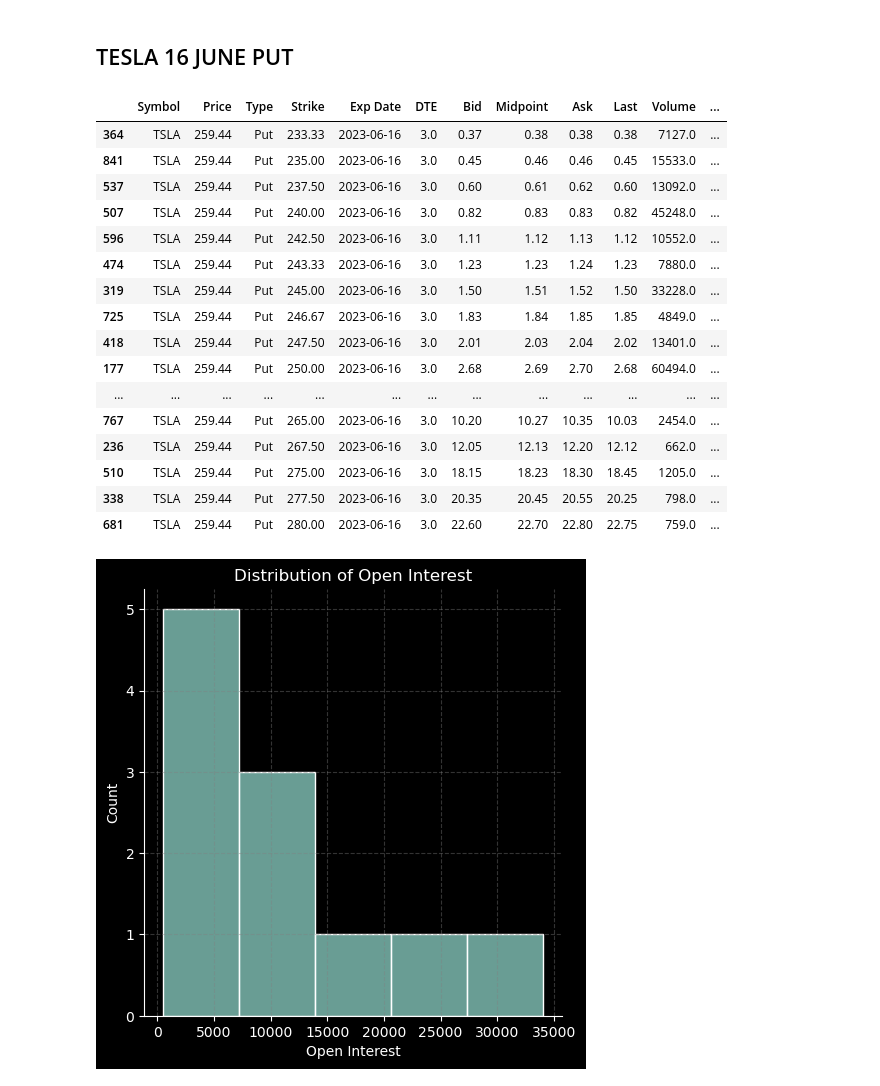
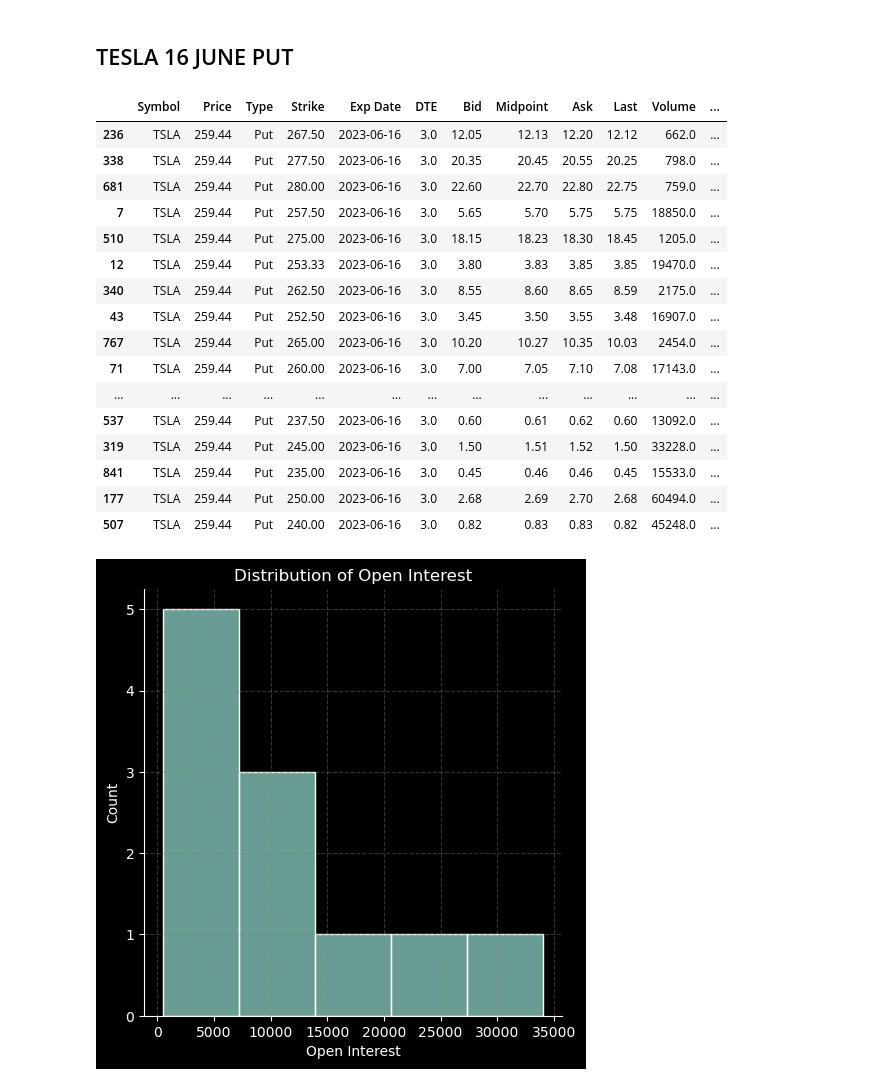
Before and after one commit to AnalyticalHarry/OptionChainAndDerivatives, a Jupyter notebook: Tesla_Long_put_and_Long_Call_Long_straddle.ipynb, the cells around one changed output. Cells and saved outputs as stored; diff of their text form; code cells hidden in the pictures.

```diff
--- a/Tesla_Long_put_and_Long_Call_Long_straddle.ipynb
+++ b/Tesla_Long_put_and_Long_Call_Long_straddle.ipynb
@@ -144,25 +144,25 @@ tesla_june_16_call = tesla_june_16[tesla_june_16['Type']=='Call']
 # %% [markdown]
 ## TESLA 16 JUNE PUT
 # %%
-tesla_june_16_put.sort_values(by='Strike')
+tesla_june_16_put.sort_values(by='Open Int')
 # %% [output]
 |  | Symbol | Price | Type | Strike | Exp Date | DTE | Bid | Midpoint | Ask | Last | Volume | ... |
-| 364 | TSLA | 259.44 | Put | 233.33 | 2023-06-16 | 3.0 | 0.37 | 0.38 | 0.38 | 0.38 | 7127.0 | ... |
-| 841 | TSLA | 259.44 | Put | 235.00 | 2023-06-16 | 3.0 | 0.45 | 0.46 | 0.46 | 0.45 | 15533.0 | ... |
-| 537 | TSLA | 259.44 | Put | 237.50 | 2023-06-16 | 3.0 | 0.60 | 0.61 | 0.62 | 0.60 | 13092.0 | ... |
-| 507 | TSLA | 259.44 | Put | 240.00 | 2023-06-16 | 3.0 | 0.82 | 0.83 | 0.83 | 0.82 | 45248.0 | ... |
-| 596 | TSLA | 259.44 | Put | 242.50 | 2023-06-16 | 3.0 | 1.11 | 1.12 | 1.13 | 1.12 | 10552.0 | ... |
-| 474 | TSLA | 259.44 | Put | 243.33 | 2023-06-16 | 3.0 | 1.23 | 1.23 | 1.24 | 1.23 | 7880.0 | ... |
-| 319 | TSLA | 259.44 | Put | 245.00 | 2023-06-16 | 3.0 | 1.50 | 1.51 | 1.52 | 1.50 | 33228.0 | ... |
-| 725 | TSLA | 259.44 | Put | 246.67 | 2023-06-16 | 3.0 | 1.83 | 1.84 | 1.85 | 1.85 | 4849.0 | ... |
-| 418 | TSLA | 259.44 | Put | 247.50 | 2023-06-16 | 3.0 | 2.01 | 2.03 | 2.04 | 2.02 | 13401.0 | ... |
-| 177 | TSLA | 259.44 | Put | 250.00 | 2023-06-16 | 3.0 | 2.68 | 2.69 | 2.70 | 2.68 | 60494.0 | ... |
-| ... | ... | ... | ... | ... | ... | ... | ... | ... | ... | ... | ... | ... |
-| 767 | TSLA | 259.44 | Put | 265.00 | 2023-06-16 | 3.0 | 10.20 | 10.27 | 10.35 | 10.03 | 2454.0 | ... |
 | 236 | TSLA | 259.44 | Put | 267.50 | 2023-06-16 | 3.0 | 12.05 | 12.13 | 12.20 | 12.12 | 662.0 | ... |
-| 510 | TSLA | 259.44 | Put | 275.00 | 2023-06-16 | 3.0 | 18.15 | 18.23 | 18.30 | 18.45 | 1205.0 | ... |
 | 338 | TSLA | 259.44 | Put | 277.50 | 2023-06-16 | 3.0 | 20.35 | 20.45 | 20.55 | 20.25 | 798.0 | ... |
 | 681 | TSLA | 259.44 | Put | 280.00 | 2023-06-16 | 3.0 | 22.60 | 22.70 | 22.80 | 22.75 | 759.0 | ... |
+| 7 | TSLA | 259.44 | Put | 257.50 | 2023-06-16 | 3.0 | 5.65 | 5.70 | 5.75 | 5.75 | 18850.0 | ... |
+| 510 | TSLA | 259.44 | Put | 275.00 | 2023-06-16 | 3.0 | 18.15 | 18.23 | 18.30 | 18.45 | 1205.0 | ... |
+| 12 | TSLA | 259.44 | Put | 253.33 | 2023-06-16 | 3.0 | 3.80 | 3.83 | 3.85 | 3.85 | 19470.0 | ... |
+| 340 | TSLA | 259.44 | Put | 262.50 | 2023-06-16 | 3.0 | 8.55 | 8.60 | 8.65 | 8.59 | 2175.0 | ... |
+| 43 | TSLA | 259.44 | Put | 252.50 | 2023-06-16 | 3.0 | 3.45 | 3.50 | 3.55 | 3.48 | 16907.0 | ... |
+| 767 | TSLA | 259.44 | Put | 265.00 | 2023-06-16 | 3.0 | 10.20 | 10.27 | 10.35 | 10.03 | 2454.0 | ... |
+| 71 | TSLA | 259.44 | Put | 260.00 | 2023-06-16 | 3.0 | 7.00 | 7.05 | 7.10 | 7.08 | 17143.0 | ... |
+| ... | ... | ... | ... | ... | ... | ... | ... | ... | ... | ... | ... | ... |
+| 537 | TSLA | 259.44 | Put | 237.50 | 2023-06-16 | 3.0 | 0.60 | 0.61 | 0.62 | 0.60 | 13092.0 | ... |
+| 319 | TSLA | 259.44 | Put | 245.00 | 2023-06-16 | 3.0 | 1.50 | 1.51 | 1.52 | 1.50 | 33228.0 | ... |
+| 841 | TSLA | 259.44 | Put | 235.00 | 2023-06-16 | 3.0 | 0.45 | 0.46 | 0.46 | 0.45 | 15533.0 | ... |
+| 177 | TSLA | 259.44 | Put | 250.00 | 2023-06-16 | 3.0 | 2.68 | 2.69 | 2.70 | 2.68 | 60494.0 | ... |
+| 507 | TSLA | 259.44 | Put | 240.00 | 2023-06-16 | 3.0 | 0.82 | 0.83 | 0.83 | 0.82 | 45248.0 | ... |
 # %%
 sns.displot(tesla_june_16_call['Open Int'])
 plt.grid(linestyle="--", color="grey", alpha=0.4)
```
Also changed, not shown: parts of 1 cell of this notebook.
